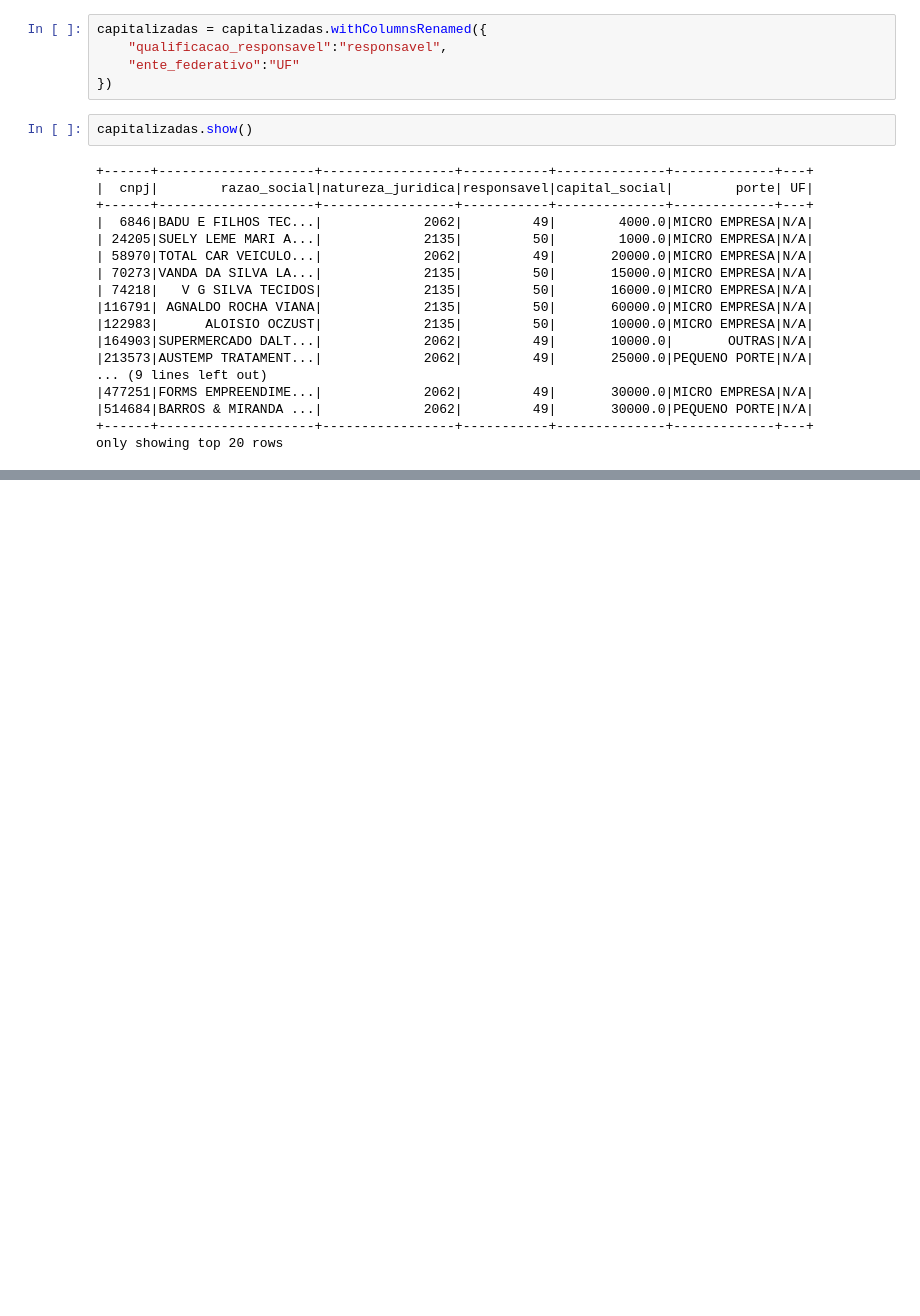
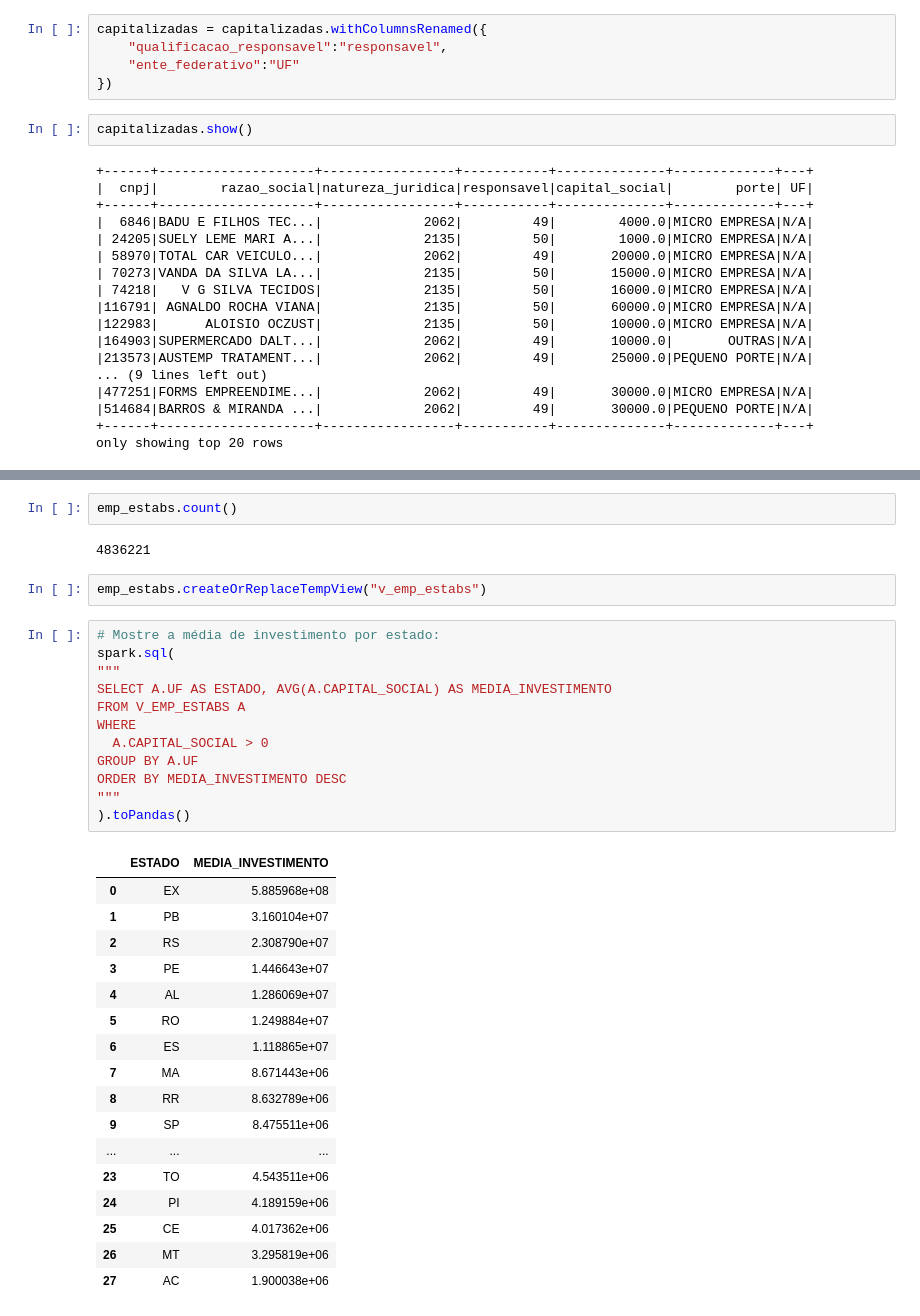
Before and after one commit to hugopoggi/pyspark_senai, a Jupyter notebook: spark_24_n2.ipynb, the cells around one changed output, grey strips where cells are left out. Cells and saved outputs as stored; diff of their text form; blank space fills up the shorter version.

```diff
--- a/spark_24_n2.ipynb
+++ b/spark_24_n2.ipynb
@@ -796,0 +792,36 @@ pp_alto_valor.orderBy("valor_investido").toPandas()
+# %%
+emp_estabs.count()
+# %% [output]
+4836221
+# %%
+emp_estabs.createOrReplaceTempView("v_emp_estabs")
+# %%
+# Mostre a média de investimento por estado:
+spark.sql(
+"""
+SELECT A.UF AS ESTADO, AVG(A.CAPITAL_SOCIAL) AS MEDIA_INVESTIMENTO
+FROM V_EMP_ESTABS A
+WHERE
+  A.CAPITAL_SOCIAL > 0
+GROUP BY A.UF
+ORDER BY MEDIA_INVESTIMENTO DESC
+"""
+).toPandas()
+# %% [output]
+|  | ESTADO | MEDIA_INVESTIMENTO |
+| 0 | EX | 5.885968e+08 |
+| 1 | PB | 3.160104e+07 |
+| 2 | RS | 2.308790e+07 |
+| 3 | PE | 1.446643e+07 |
+| 4 | AL | 1.286069e+07 |
+| 5 | RO | 1.249884e+07 |
+| 6 | ES | 1.118865e+07 |
+| 7 | MA | 8.671443e+06 |
+| 8 | RR | 8.632789e+06 |
+| 9 | SP | 8.475511e+06 |
+| ... | ... | ... |
+| 23 | TO | 4.543511e+06 |
+| 24 | PI | 4.189159e+06 |
+| 25 | CE | 4.017362e+06 |
+| 26 | MT | 3.295819e+06 |
+| 27 | AC | 1.900038e+06 |
```
Also changed, not shown: parts of 25 cells of this notebook.
